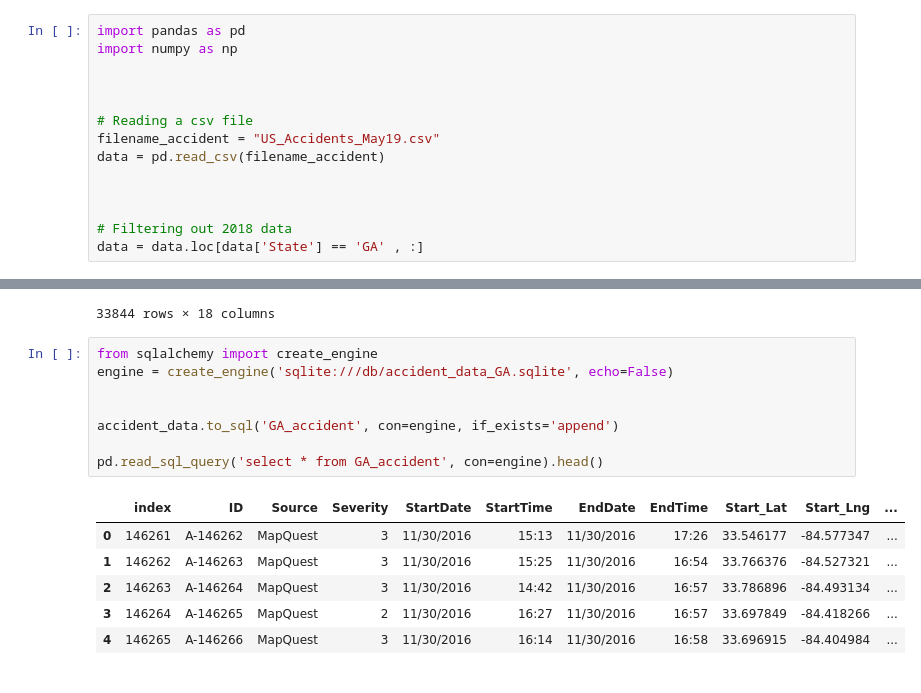
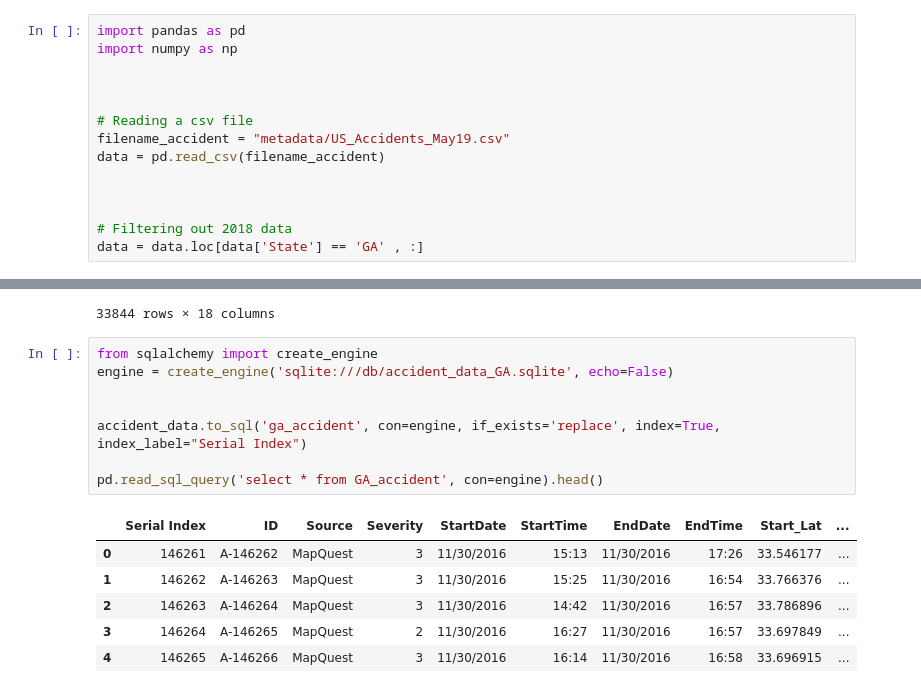
Before and after one commit to dmilestone/project-2, a Jupyter notebook: GA_Accident_Data.ipynb, the cells around one changed output, grey strips where cells are left out. Cells and saved outputs as stored; diff of their text form.

```diff
--- a/GA_Accident_Data.ipynb
+++ b/GA_Accident_Data.ipynb
@@ -5,7 +5,7 @@ import numpy as np
 
 
 # Reading a csv file
-filename_accident = "US_Accidents_May19.csv"
+filename_accident = "metadata/US_Accidents_May19.csv"
 data = pd.read_csv(filename_accident)
 
 
@@ -110,15 +110,15 @@ accident_data
 # %%
 from sqlalchemy import create_engine
 engine = create_engine('sqlite:///db/accident_data_GA.sqlite', echo=False)
 
 
-accident_data.to_sql('GA_accident', con=engine, if_exists='append')
+accident_data.to_sql('ga_accident', con=engine, if_exists='replace', index=True, index_label="Serial Index")
 
 pd.read_sql_query('select * from GA_accident', con=engine).head()
 # %% [output]
-|  | index | ID | Source | Severity | StartDate | StartTime | EndDate | EndTime | Start_Lat | Start_Lng | ... |
-| 0 | 146261 | A-146262 | MapQuest | 3 | 11/30/2016 | 15:13 | 11/30/2016 | 17:26 | 33.546177 | -84.577347 | ... |
-| 1 | 146262 | A-146263 | MapQuest | 3 | 11/30/2016 | 15:25 | 11/30/2016 | 16:54 | 33.766376 | -84.527321 | ... |
-| 2 | 146263 | A-146264 | MapQuest | 3 | 11/30/2016 | 14:42 | 11/30/2016 | 16:57 | 33.786896 | -84.493134 | ... |
-| 3 | 146264 | A-146265 | MapQuest | 2 | 11/30/2016 | 16:27 | 11/30/2016 | 16:57 | 33.697849 | -84.418266 | ... |
-| 4 | 146265 | A-146266 | MapQuest | 3 | 11/30/2016 | 16:14 | 11/30/2016 | 16:58 | 33.696915 | -84.404984 | ... |
+|  | Serial Index | ID | Source | Severity | StartDate | StartTime | EndDate | EndTime | Start_Lat | ... |
+| 0 | 146261 | A-146262 | MapQuest | 3 | 11/30/2016 | 15:13 | 11/30/2016 | 17:26 | 33.546177 | ... |
+| 1 | 146262 | A-146263 | MapQuest | 3 | 11/30/2016 | 15:25 | 11/30/2016 | 16:54 | 33.766376 | ... |
+| 2 | 146263 | A-146264 | MapQuest | 3 | 11/30/2016 | 14:42 | 11/30/2016 | 16:57 | 33.786896 | ... |
+| 3 | 146264 | A-146265 | MapQuest | 2 | 11/30/2016 | 16:27 | 11/30/2016 | 16:57 | 33.697849 | ... |
+| 4 | 146265 | A-146266 | MapQuest | 3 | 11/30/2016 | 16:14 | 11/30/2016 | 16:58 | 33.696915 | ... |
```
Also changed, not shown: parts of 2 cells of this notebook, 12 other files.
